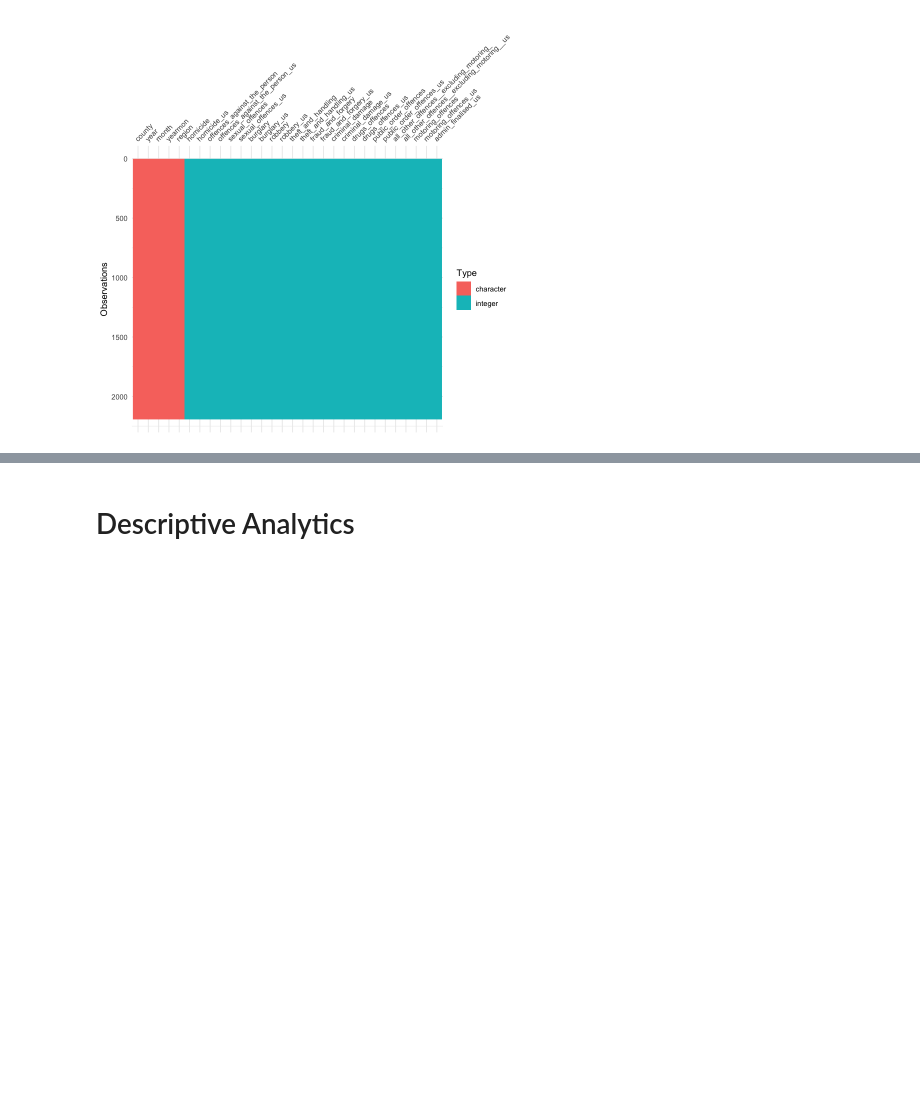
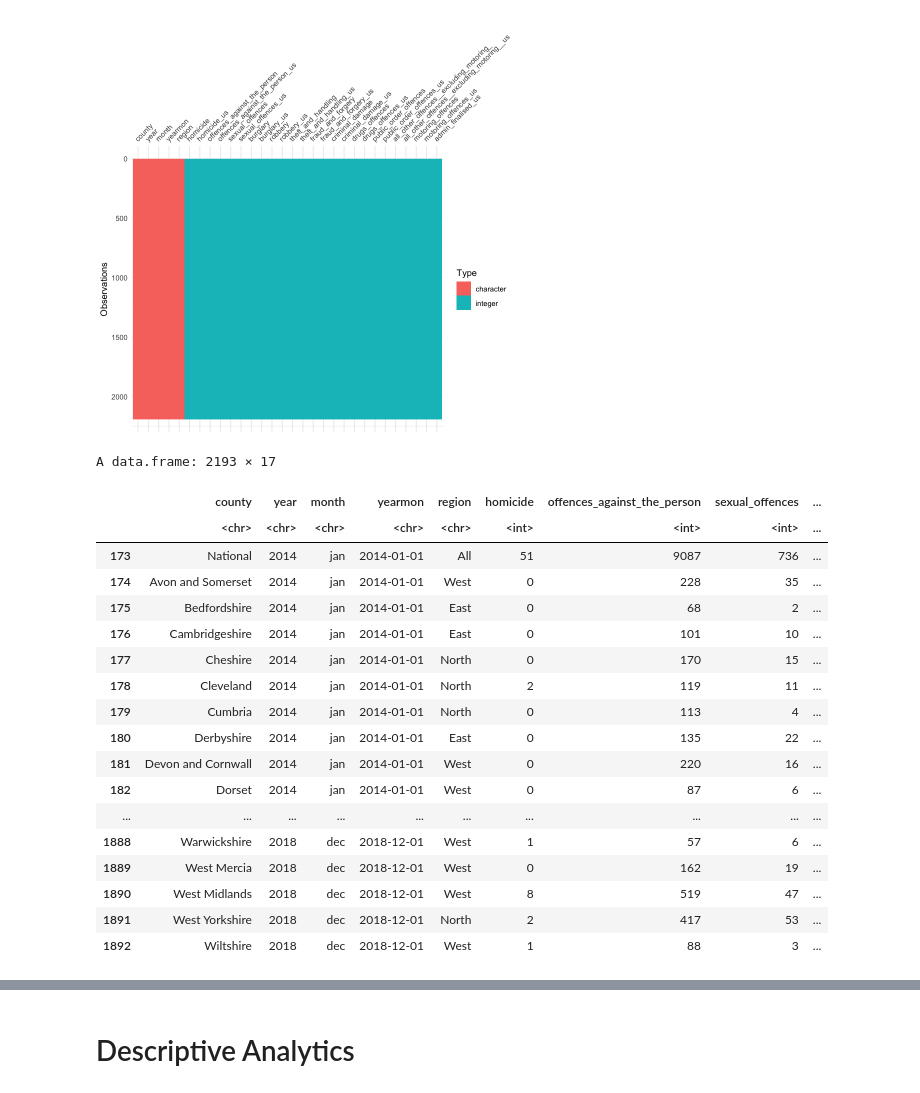
Before and after one commit to AminRana/crown-prosecution-data-analysis, a Jupyter notebook: R Assignment.ipynb, the cells around one changed output, grey strips where cells are left out. Drawn from its saved outputs; the diff is of its cells as text; code cells hidden in the pictures; blank space fills up the shorter version.

```diff
--- a/R Assignment.ipynb
+++ b/R Assignment.ipynb
@@ -495,3 +495,36 @@ vis_miss(combined_df)
 vis_dat(combined_df)
 # %% [output]
 [figure]
+# %%
+split_dataframe <- function(df){
+  crime_columns = !grepl("_us$", colnames(df))
+  unsuccesful_columns = grepl("_us$",  colnames(df))
+  unsuccesful_columns[0:5] <- TRUE
+  df1 <- df[, crime_columns]
+  df2 <- df[, unsuccesful_columns]
+  return(list(df1, df2))
+}
+# %%
+splited_dataframes <- split_dataframe(combined_df)
+# %%
+head(splited_dataframes[1])
+# %% [output]
+A data.frame: 2193 × 17
+|  | county | year | month | yearmon | region | homicide | offences_against_the_person | sexual_offences | ... |
+|  | <chr> | <chr> | <chr> | <chr> | <chr> | <int> | <int> | <int> | ... |
+| 173 | National | 2014 | jan | 2014-01-01 | All | 51 | 9087 | 736 | ... |
+| 174 | Avon and Somerset | 2014 | jan | 2014-01-01 | West | 0 | 228 | 35 | ... |
+| 175 | Bedfordshire | 2014 | jan | 2014-01-01 | East | 0 | 68 | 2 | ... |
+| 176 | Cambridgeshire | 2014 | jan | 2014-01-01 | East | 0 | 101 | 10 | ... |
+| 177 | Cheshire | 2014 | jan | 2014-01-01 | North | 0 | 170 | 15 | ... |
+| 178 | Cleveland | 2014 | jan | 2014-01-01 | North | 2 | 119 | 11 | ... |
+| 179 | Cumbria | 2014 | jan | 2014-01-01 | North | 0 | 113 | 4 | ... |
+| 180 | Derbyshire | 2014 | jan | 2014-01-01 | East | 0 | 135 | 22 | ... |
+| 181 | Devon and Cornwall | 2014 | jan | 2014-01-01 | West | 0 | 220 | 16 | ... |
+| 182 | Dorset | 2014 | jan | 2014-01-01 | West | 0 | 87 | 6 | ... |
+| ... | ... | ... | ... | ... | ... | ... | ... | ... | ... |
+| 1888 | Warwickshire | 2018 | dec | 2018-12-01 | West | 1 | 57 | 6 | ... |
+| 1889 | West Mercia | 2018 | dec | 2018-12-01 | West | 0 | 162 | 19 | ... |
+| 1890 | West Midlands | 2018 | dec | 2018-12-01 | West | 8 | 519 | 47 | ... |
+| 1891 | West Yorkshire | 2018 | dec | 2018-12-01 | North | 2 | 417 | 53 | ... |
+| 1892 | Wiltshire | 2018 | dec | 2018-12-01 | West | 1 | 88 | 3 | ... |
```
Also changed, not shown: parts of 78 cells of this notebook, 2 other files.
